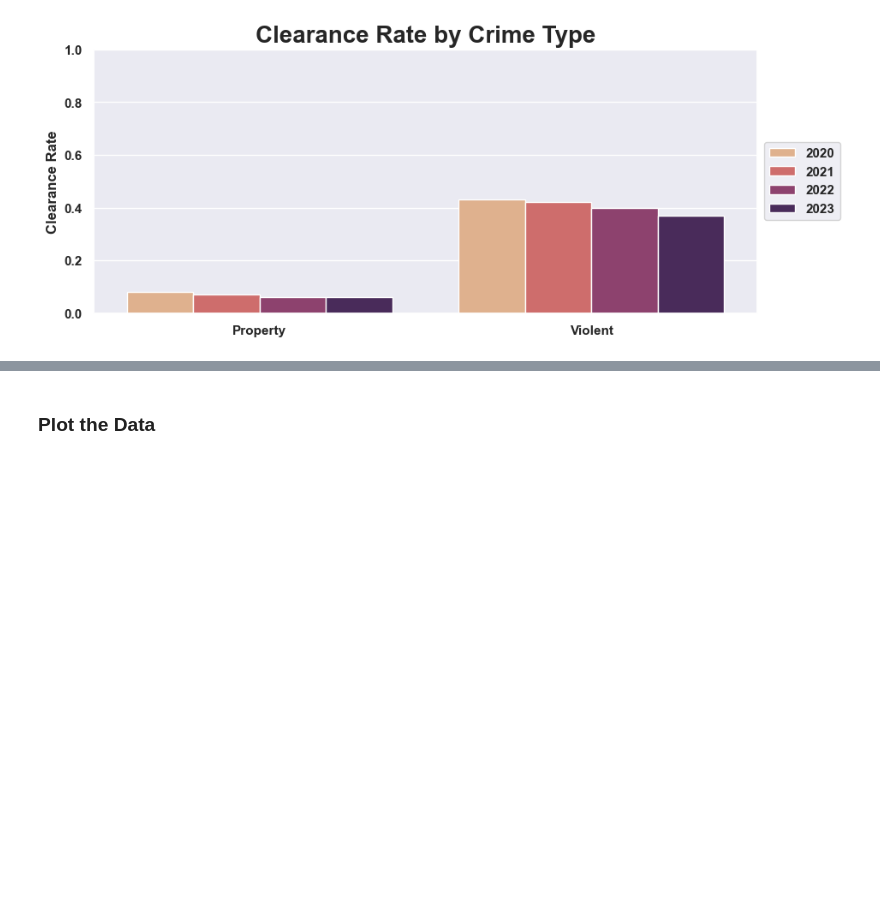
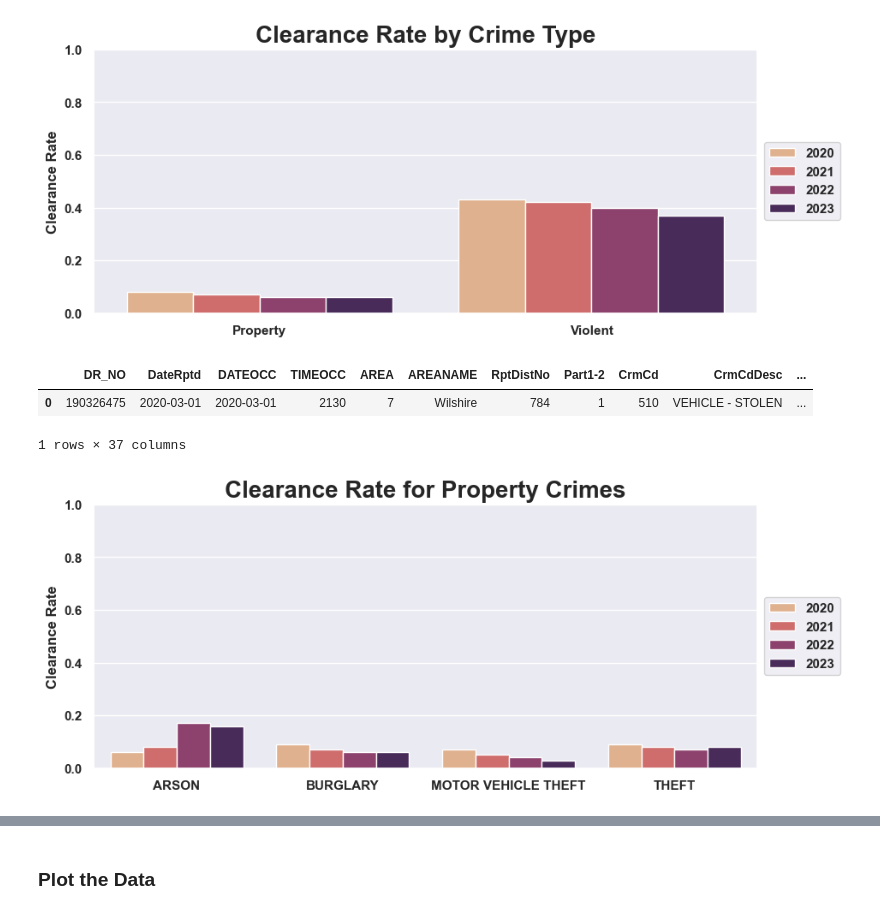
Before and after one commit to DanHerman212/los_angeles_crime, a Jupyter notebook: notebooks/3_analysis_and_visualization.ipynb, the cells around one changed output, grey strips where cells are left out. Cells and saved outputs as stored; diff of their text form; code cells hidden in the pictures; blank space fills up the shorter version.

```diff
--- a/notebooks/3_analysis_and_visualization.ipynb
+++ b/notebooks/3_analysis_and_visualization.ipynb
@@ -192,3 +192,48 @@ plt.legend(loc='center left', bbox_to_anchor=(1, 0.5))
 plt.show()
 # %% [output]
 [figure]
+# %%
+data[:1]
+# %% [output]
+|  | DR_NO | DateRptd | DATEOCC | TIMEOCC | AREA | AREANAME | RptDistNo | Part1-2 | CrmCd | CrmCdDesc | ... |
+| 0 | 190326475 | 2020-03-01 | 2020-03-01 | 2130 | 7 | Wilshire | 784 | 1 | 510 | VEHICLE - STOLEN | ... |
+1 rows × 37 columns
+# %%
+# plot the data for property crimes clearnace rate
+
+
+# group the count of all crimes by year and crime type
+crimes = data.loc[data['crime_type'] == 'Property'].groupby(['YEAR','crime_category'])['CrmCdDesc'].count().to_frame().reset_index()
+
+# group the sum of cleared crimes by year and crime type
+cleared = (data.loc[
+                (data['cleared'] == 1) &
+                (data['crime_type'] == 'Property')
+                   ].groupby(['YEAR','crime_category'])['cleared']
+                   .sum().to_frame().reset_index())
+
+rate = cleared.merge(crimes, on=['YEAR','crime_category'], how='left')
+
+# rename the columns
+rate = rate.rename(columns={'CrmCdDesc':'total_crimes'})
+
+# calculate the clearance rate
+rate['clearance_rate'] = (rate['cleared'] / rate['total_crimes']).round(2)
+
+# subset the columns
+rate = rate.loc[:,['YEAR','crime_category','clearance_rate']]
+
+# plot the data
+sns.set(style='darkgrid')
+
+fig, ax = plt.subplots(figsize=(10, 4))
+sns.barplot(x='crime_category', y='clearance_rate', hue='YEAR', data=rate, palette='flare')
+plt.title('Clearance Rate for Property Crimes', fontsize=20, fontweight='bold')
+plt.xlabel('')
+plt.ylabel('Clearance Rate', fontsize=12, fontweight='bold')
+plt.ylim(0,1)
+# move legend outside of plot
+plt.legend(loc='center left', bbox_to_anchor=(1, 0.5))
+plt.show()
+# %% [output]
+[figure, added]
```
Also changed, not shown: parts of 7 cells of this notebook, 7 other files.
